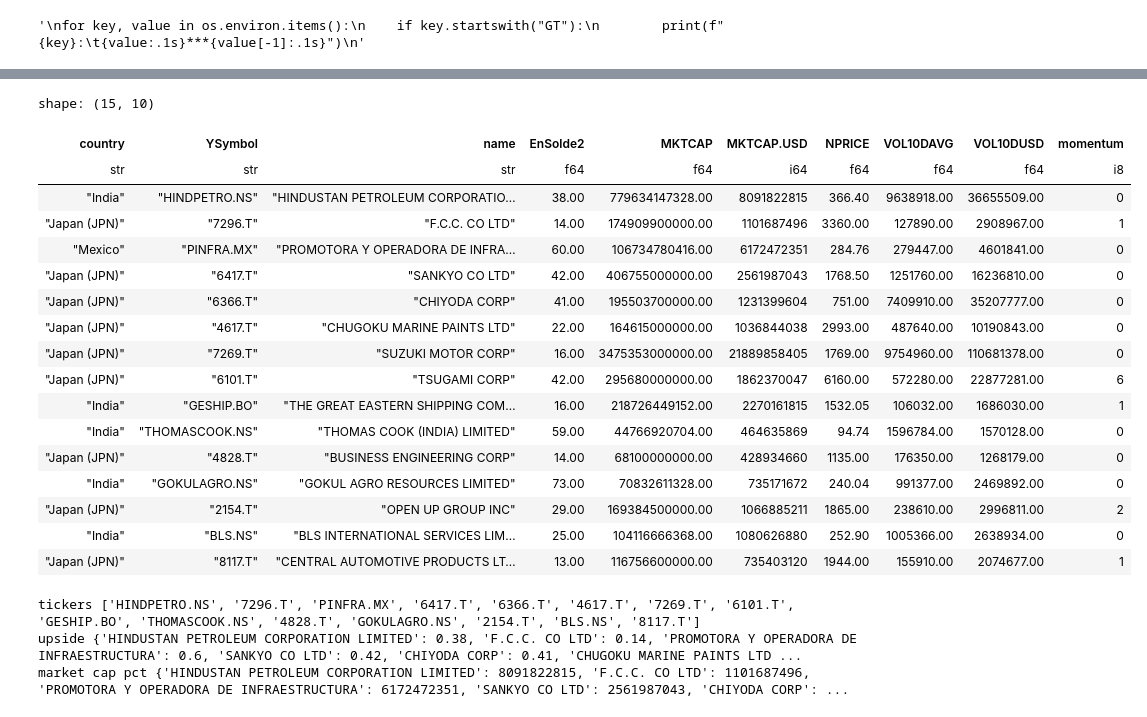
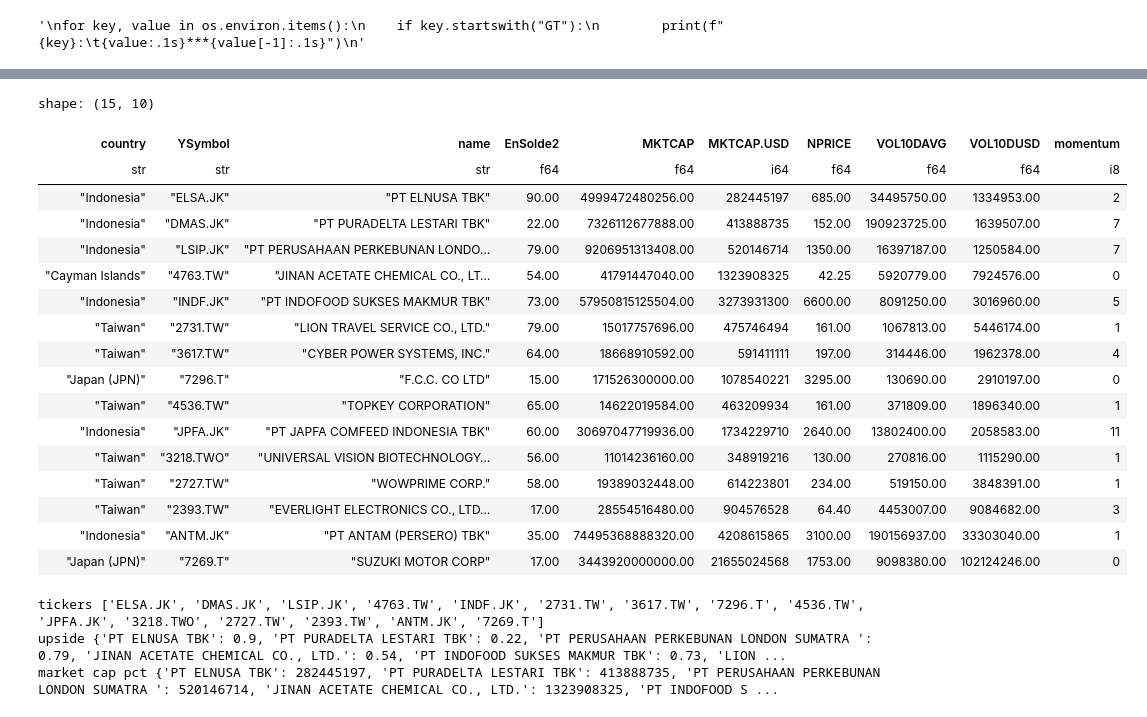
Before and after one commit to facoptere/screener, a Jupyter notebook: .degiro_screener.ipynb, the cells around one changed output, grey strips where cells are left out. Cells and saved outputs as stored; diff of their text form; code cells hidden in the pictures.

```diff
--- a/.degiro_screener.ipynb
+++ b/.degiro_screener.ipynb
@@ -64,5 +64,5 @@ logging.basicConfig(
     datefmt="%Y-%m-%d %H:%M:%S",
 )
 
-df, rows = Screener(None, None, None, ['JP'], ["KR.json", "NS BO.json", "SA.json","MX.json"]) # "FR0000052292",  ['FR'] "JP3531800005"
+df, rows = Screener(None, None, None, ['JP'], ['KL.json', 'JK.json', 'TW.json', "KS KQ.json", "NS BO.json", "SA.json","MX.json"]) # "FR0000052292",  ['FR'] "JP3531800005" "KR.json", "NS BO.json", "SA.json","MX.json"
 #main(None, None, None, [], ["korea.json", "india.json", "brasil.json","mexico.json"]) #   'PT' "korea-sample.json"
@@ -87,6 +69,20 @@ df, rows = Screener(None, None, None, ['JP'], ["KR.json", "NS BO.json", "SA.json
 # %%
 from screener import build_csv
 ddf = df.clone()
+
+
+columns = [
+    "symbol", "isin", "name", "sector", "industry", "country",  "qscore",  "qscorePerf", "MKTCAP", "REVPS5YGR",
+    "MARGIN5YR", "Focf2Rev_AAvg5", "ratings_CURR", "ratings_1WA", "VE/EBITDA", "VE/CA", "CAPI/TANG", "PER", "Rendement", "Dette nette / EBITDA",
+    "Ratio courant", "VE/FCF", "%M200D", "closePrice", "quoteCurrency", "En Solde", "Juste Prix", "NPRICE", "L%H", "priceCurrency", "reportCurrency",
+    "EV2FCF_CurTTM", "EV", "TTMFCF", "Net Income", "NPMTRENDGR", "Dette nette", "shrOutstanding", "EBITDA", "PR1DAYPRC", "PR5DAYPRC", "ChPctPriceMTD",
+    "ChPctPrice5Y", "YSymbol", "businessSummary", "AROE5YAVG", "YLD+PRY", "PDATE", "qMKTCAP.USD", "VOL10DAVG", "EPSTRENDGR", "EnSolde2", 'DCF', 'TTMFCFSHR',
+    'FOCF_AYr5CAGR', "MKTCAP.USD", "VOL10DUSD", "TTMROAPCT", "TTMROEPCT", "roic", 'SctRoic', 'momentum'
+]
+#locale.setlocale(locale.LC_NUMERIC, os.getenv("LANG", "C"))  # force point as decimal sign since build_csv will use locale configuration
+build_csv(ddf, None, None, columns, "screener4.csv", ";", "%.1f", 40)
+
+
 columns = [
     "YSymbol", "sector", "country", "name", "industry", "qscore", "qscorePerf", "EPSTRENDGR", "EnSolde2",
     "%M200D", "ChPctPrice5Y", "Rendement", "roic", "momentum"
@@ -102,51 +98,51 @@ crit = (
 critRemoveRegex = (
     ("sector", r"(?i)Financial", "industry", r"(?i)bank|investment|Financial|insurance"),
     ("sector", r"(?i)Basic Materials", "industry", r"(?i)Mining"),
     ("sector", r"(?i)Transportation", "industry", r"(?i)Freight|Tankers"),
     ("name", r"(?i)holding"),
 )
 
 tmpdf = build_csv(ddf, crit, critRemoveRegex, None, None, ";", "%.1f", 40).sort(by=["qscorePerf", "EnSolde2"], descending=[True, True]).head(15)
 display(tmpdf[["country", "YSymbol", "name", "EnSolde2", "MKTCAP", "MKTCAP.USD", "NPRICE", "VOL10DAVG", "VOL10DUSD", "momentum"]])
 
 # List of Yahoo! tickers
 tmpdf = tmpdf[["YSymbol", "name", "EnSolde2", "MKTCAP.USD"]]
 tickers = tmpdf["YSymbol"].to_list()
 print("tickers", tickers)
 names = tmpdf["name"].to_list()
 
 # List of market caps (in USD), needed by PyPortfolioOpt
 mcaps = tmpdf[["name", "MKTCAP.USD"]].rows_by_key(key=["name"], unique=True)
 mcaps = {k: v[0] for k, v in mcaps.items()}
 
 # Upside, according to discounted cash flow
 viewdict = tmpdf[["name", "EnSolde2"]].rows_by_key(key=["name"], unique=True)
 viewdict = {k: v[0]/100.0 for k, v in viewdict.items()}
 
 print("upside", viewdict)
 print("market cap pct", mcaps)
 # %% [output]
 shape: (15, 10)
 | country | YSymbol | name | EnSolde2 | MKTCAP | MKTCAP.USD | NPRICE | VOL10DAVG | VOL10DUSD | momentum |
 | str | str | str | f64 | f64 | i64 | f64 | f64 | f64 | i8 |
-| "India" | "HINDPETRO.NS" | "HINDUSTAN PETROLEUM CORPORATIO… | 38.00 | 779634147328.00 | 8091822815 | 366.40 | 9638918.00 | 36655509.00 | 0 |
-| "Japan (JPN)" | "7296.T" | "F.C.C. CO LTD" | 14.00 | 174909900000.00 | 1101687496 | 3360.00 | 127890.00 | 2908967.00 | 1 |
-| "Mexico" | "PINFRA.MX" | "PROMOTORA Y OPERADORA DE INFRA… | 60.00 | 106734780416.00 | 6172472351 | 284.76 | 279447.00 | 4601841.00 | 0 |
-| "Japan (JPN)" | "6417.T" | "SANKYO CO LTD" | 42.00 | 406755000000.00 | 2561987043 | 1768.50 | 1251760.00 | 16236810.00 | 0 |
-| "Japan (JPN)" | "6366.T" | "CHIYODA CORP" | 41.00 | 195503700000.00 | 1231399604 | 751.00 | 7409910.00 | 35207777.00 | 0 |
-| "Japan (JPN)" | "4617.T" | "CHUGOKU MARINE PAINTS LTD" | 22.00 | 164615000000.00 | 1036844038 | 2993.00 | 487640.00 | 10190843.00 | 0 |
-| "Japan (JPN)" | "7269.T" | "SUZUKI MOTOR CORP" | 16.00 | 3475353000000.00 | 21889858405 | 1769.00 | 9754960.00 | 110681378.00 | 0 |
-| "Japan (JPN)" | "6101.T" | "TSUGAMI CORP" | 42.00 | 295680000000.00 | 1862370047 | 6160.00 | 572280.00 | 22877281.00 | 6 |
-| "India" | "GESHIP.BO" | "THE GREAT EASTERN SHIPPING COM… | 16.00 | 218726449152.00 | 2270161815 | 1532.05 | 106032.00 | 1686030.00 | 1 |
-| "India" | "THOMASCOOK.NS" | "THOMAS COOK (INDIA) LIMITED" | 59.00 | 44766920704.00 | 464635869 | 94.74 | 1596784.00 | 1570128.00 | 0 |
-| "Japan (JPN)" | "4828.T" | "BUSINESS ENGINEERING CORP" | 14.00 | 68100000000.00 | 428934660 | 1135.00 | 176350.00 | 1268179.00 | 0 |
-| "India" | "GOKULAGRO.NS" | "GOKUL AGRO RESOURCES LIMITED" | 73.00 | 70832611328.00 | 735171672 | 240.04 | 991377.00 | 2469892.00 | 0 |
-| "Japan (JPN)" | "2154.T" | "OPEN UP GROUP INC" | 29.00 | 169384500000.00 | 1066885211 | 1865.00 | 238610.00 | 2996811.00 | 2 |
-| "India" | "BLS.NS" | "BLS INTERNATIONAL SERVICES LIM… | 25.00 | 104116666368.00 | 1080626880 | 252.90 | 1005366.00 | 2638934.00 | 0 |
-| "Japan (JPN)" | "8117.T" | "CENTRAL AUTOMOTIVE PRODUCTS LT… | 13.00 | 116756600000.00 | 735403120 | 1944.00 | 155910.00 | 2074677.00 | 1 |
+| "Indonesia" | "ELSA.JK" | "PT ELNUSA TBK" | 90.00 | 4999472480256.00 | 282445197 | 685.00 | 34495750.00 | 1334953.00 | 2 |
+| "Indonesia" | "DMAS.JK" | "PT PURADELTA LESTARI TBK" | 22.00 | 7326112677888.00 | 413888735 | 152.00 | 190923725.00 | 1639507.00 | 7 |
+| "Indonesia" | "LSIP.JK" | "PT PERUSAHAAN PERKEBUNAN LONDO… | 79.00 | 9206951313408.00 | 520146714 | 1350.00 | 16397187.00 | 1250584.00 | 7 |
+| "Cayman Islands" | "4763.TW" | "JINAN ACETATE CHEMICAL CO., LT… | 54.00 | 41791447040.00 | 1323908325 | 42.25 | 5920779.00 | 7924576.00 | 0 |
+| "Indonesia" | "INDF.JK" | "PT INDOFOOD SUKSES MAKMUR TBK" | 73.00 | 57950815125504.00 | 3273931300 | 6600.00 | 8091250.00 | 3016960.00 | 5 |
+| "Taiwan" | "2731.TW" | "LION TRAVEL SERVICE CO., LTD." | 79.00 | 15017757696.00 | 475746494 | 161.00 | 1067813.00 | 5446174.00 | 1 |
+| "Taiwan" | "3617.TW" | "CYBER POWER SYSTEMS, INC." | 64.00 | 18668910592.00 | 591411111 | 197.00 | 314446.00 | 1962378.00 | 4 |
+| "Japan (JPN)" | "7296.T" | "F.C.C. CO LTD" | 15.00 | 171526300000.00 | 1078540221 | 3295.00 | 130690.00 | 2910197.00 | 0 |
+| "Taiwan" | "4536.TW" | "TOPKEY CORPORATION" | 65.00 | 14622019584.00 | 463209934 | 161.00 | 371809.00 | 1896340.00 | 1 |
+| "Indonesia" | "JPFA.JK" | "PT JAPFA COMFEED INDONESIA TBK" | 60.00 | 30697047719936.00 | 1734229710 | 2640.00 | 13802400.00 | 2058583.00 | 11 |
+| "Taiwan" | "3218.TWO" | "UNIVERSAL VISION BIOTECHNOLOGY… | 56.00 | 11014236160.00 | 348919216 | 130.00 | 270816.00 | 1115290.00 | 1 |
+| "Taiwan" | "2727.TW" | "WOWPRIME CORP." | 58.00 | 19389032448.00 | 614223801 | 234.00 | 519150.00 | 3848391.00 | 1 |
+| "Taiwan" | "2393.TW" | "EVERLIGHT ELECTRONICS CO., LTD… | 17.00 | 28554516480.00 | 904576528 | 64.40 | 4453007.00 | 9084682.00 | 3 |
+| "Indonesia" | "ANTM.JK" | "PT ANTAM (PERSERO) TBK" | 35.00 | 74495368888320.00 | 4208615865 | 3100.00 | 190156937.00 | 33303040.00 | 1 |
+| "Japan (JPN)" | "7269.T" | "SUZUKI MOTOR CORP" | 17.00 | 3443920000000.00 | 21655024568 | 1753.00 | 9098380.00 | 102124246.00 | 0 |
-tickers ['HINDPETRO.NS', '7296.T', 'PINFRA.MX', '6417.T', '6366.T', '4617.T', '7269.T', '6101.T', 'GESHIP.BO', 'THOMASCOOK.NS', '4828.T', 'GOKULAGRO.NS', '2154.T', 'BLS.NS', '8117.T']
-upside {'HINDUSTAN PETROLEUM CORPORATION LIMITED': 0.38, 'F.C.C. CO LTD': 0.14, 'PROMOTORA Y OPERADORA DE INFRAESTRUCTURA': 0.6, 'SANKYO CO LTD': 0.42, 'CHIYODA CORP': 0.41, 'CHUGOKU MARINE PAINTS LTD ...
-market cap pct {'HINDUSTAN PETROLEUM CORPORATION LIMITED': 8091822815, 'F.C.C. CO LTD': 1101687496, 'PROMOTORA Y OPERADORA DE INFRAESTRUCTURA': 6172472351, 'SANKYO CO LTD': 2561987043, 'CHIYODA CORP': ...
+tickers ['ELSA.JK', 'DMAS.JK', 'LSIP.JK', '4763.TW', 'INDF.JK', '2731.TW', '3617.TW', '7296.T', '4536.TW', 'JPFA.JK', '3218.TWO', '2727.TW', '2393.TW', 'ANTM.JK', '7269.T']
+upside {'PT ELNUSA TBK': 0.9, 'PT PURADELTA LESTARI TBK': 0.22, 'PT PERUSAHAAN PERKEBUNAN LONDON SUMATRA ': 0.79, 'JINAN ACETATE CHEMICAL CO., LTD.': 0.54, 'PT INDOFOOD SUKSES MAKMUR TBK': 0.73, 'LION ...
+market cap pct {'PT ELNUSA TBK': 282445197, 'PT PURADELTA LESTARI TBK': 413888735, 'PT PERUSAHAAN PERKEBUNAN LONDON SUMATRA ': 520146714, 'JINAN ACETATE CHEMICAL CO., LTD.': 1323908325, 'PT INDOFOOD S ...
 # %%
 import yfinance as yf
 
```
Also changed, not shown: parts of 5 cells of this notebook, 10 other files.
